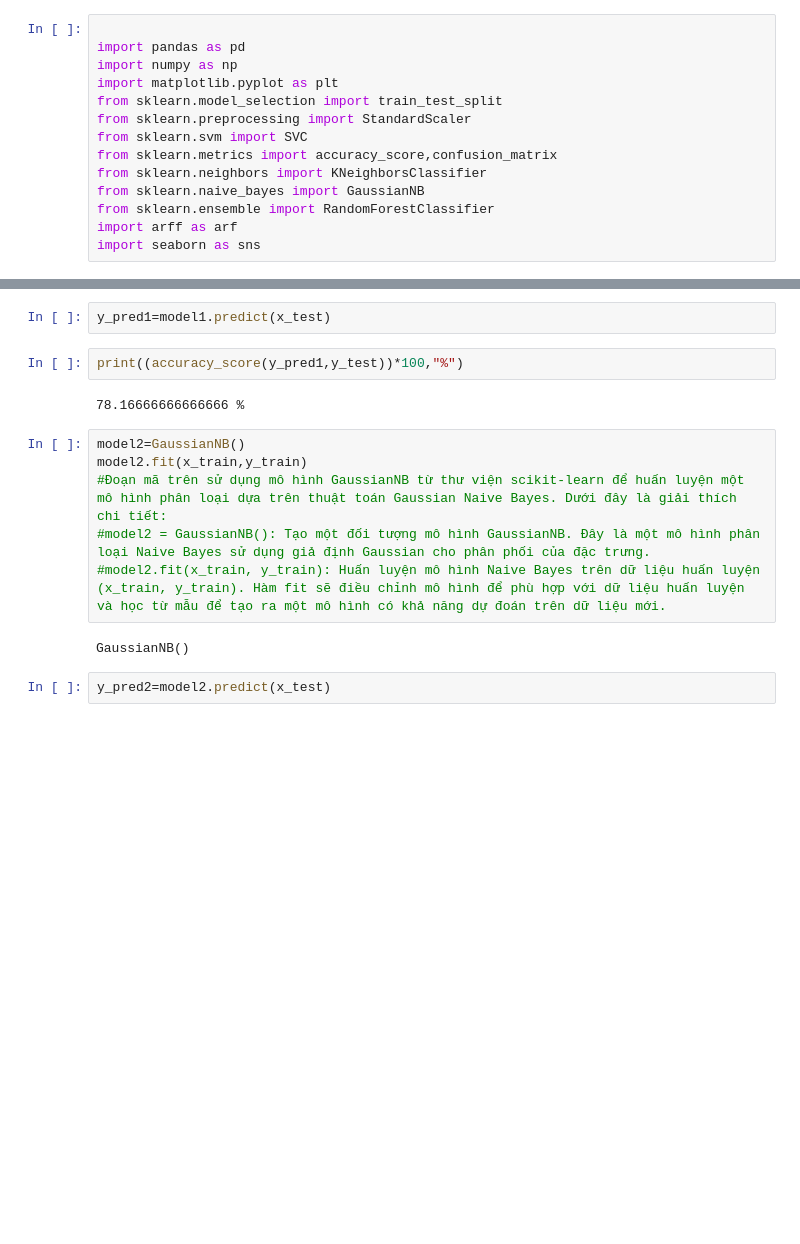
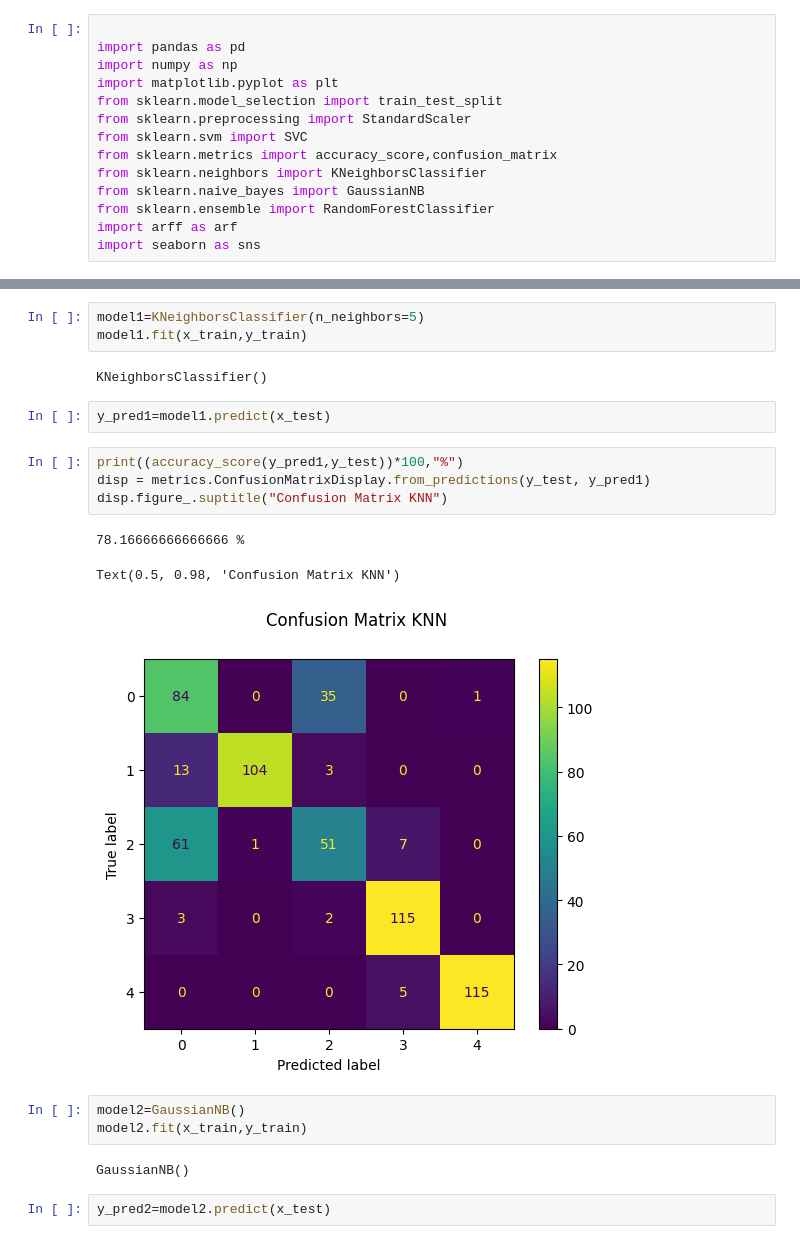
Before and after one commit to Sown5103/ddosdetection, a Jupyter notebook: ddosdetect.ipynb, the cells around one changed output, grey strips where cells are left out. Saved outputs shown, nothing was run; the diff lists cells and outputs as text; blank space fills up the shorter version.

```diff
--- a/ddosdetect.ipynb
+++ b/ddosdetect.ipynb
@@ -121,17 +75,23 @@ KNeighborsClassifier()
+# %%
+model1=KNeighborsClassifier(n_neighbors=5)
+model1.fit(x_train,y_train)
+# %% [output]
+KNeighborsClassifier()
 # %%
 y_pred1=model1.predict(x_test)
 # %%
 print((accuracy_score(y_pred1,y_test))*100,"%")
+disp = metrics.ConfusionMatrixDisplay.from_predictions(y_test, y_pred1)
+disp.figure_.suptitle("Confusion Matrix KNN")
 # %% [output]
 78.16666666666666 %
+Text(0.5, 0.98, 'Confusion Matrix KNN')
+[figure, added]
-# %%
-model2=GaussianNB()
-model2.fit(x_train,y_train)
-#Đoạn mã trên sử dụng mô hình GaussianNB từ thư viện scikit-learn để huấn luyện một mô hình phân loại dựa trên thuật toán Gaussian Naive Bayes. Dưới đây là giải thích chi tiết:
-#model2 = GaussianNB(): Tạo một đối tượng mô hình GaussianNB. Đây là một mô hình phân loại Naive Bayes sử dụng giả định Gaussian cho phân phối của đặc trưng.
-#model2.fit(x_train, y_train): Huấn luyện mô hình Naive Bayes trên dữ liệu huấn luyện (x_train, y_train). Hàm fit sẽ điều chỉnh mô hình để phù hợp với dữ liệu huấn luyện và học từ mẫu để tạo ra một mô hình có khả năng dự đoán trên dữ liệu mới.
-# %% [output]
-GaussianNB()
+# %%
+model2=GaussianNB()
+model2.fit(x_train,y_train)
+# %% [output]
+GaussianNB()
 # %%
 y_pred2=model2.predict(x_test)
 # %%
```
Also changed, not shown: parts of 31 cells of this notebook.
